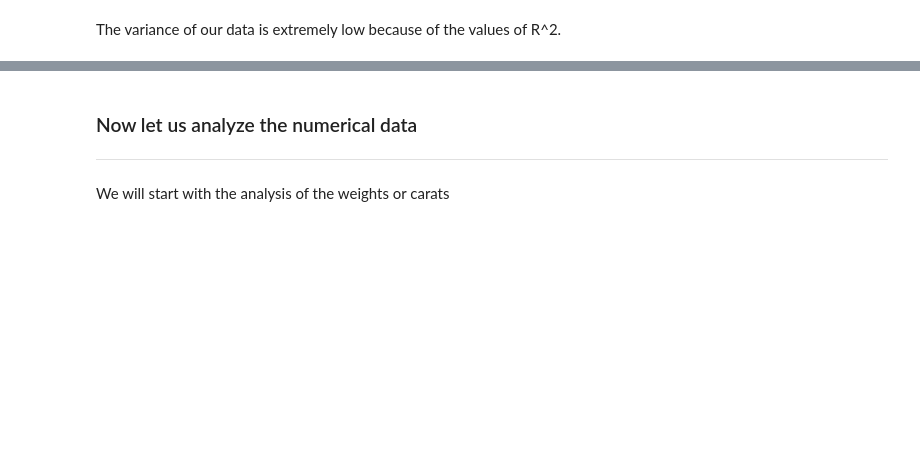
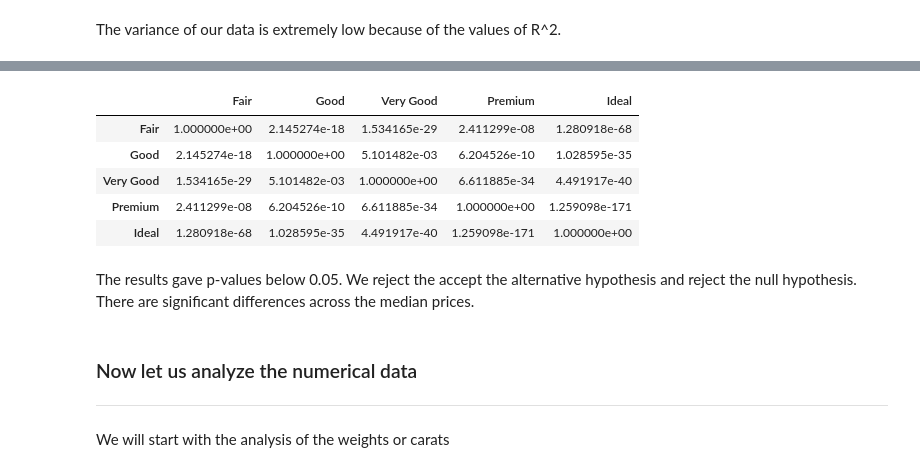
Before and after one commit to ASTRONOE/Common_Data_Analysis, a Jupyter notebook: Diamonds_project.ipynb, the cells around one changed output, grey strips where cells are left out. Saved outputs shown, nothing was run; the diff lists cells and outputs as text; code cells hidden in the pictures; blank space fills up the shorter version.

```diff
--- a/Diamonds_project.ipynb
+++ b/Diamonds_project.ipynb
@@ -398,3 +336,15 @@ The variance of our data is extremely low because of the values of R^2.
+# %%
+posthoc_cut = sp.posthoc_dunn(Df, val_col='price', group_col='cut', p_adjust='holm')
+posthoc_cut
+# %% [output]
+|  | Fair | Good | Very Good | Premium | Ideal |
+| Fair | 1.000000e+00 | 2.145274e-18 | 1.534165e-29 | 2.411299e-08 | 1.280918e-68 |
+| Good | 2.145274e-18 | 1.000000e+00 | 5.101482e-03 | 6.204526e-10 | 1.028595e-35 |
+| Very Good | 1.534165e-29 | 5.101482e-03 | 1.000000e+00 | 6.611885e-34 | 4.491917e-40 |
+| Premium | 2.411299e-08 | 6.204526e-10 | 6.611885e-34 | 1.000000e+00 | 1.259098e-171 |
+| Ideal | 1.280918e-68 | 1.028595e-35 | 4.491917e-40 | 1.259098e-171 | 1.000000e+00 |
+# %% [markdown]
+The results gave p-values below 0.05. We reject the accept the alternative hypothesis and reject the null hypothesis. There are significant differences across the median prices.
 # %% [markdown]
 ### Now let us analyze the numerical data
 
```
Also changed, not shown: parts of 22 cells of this notebook.
